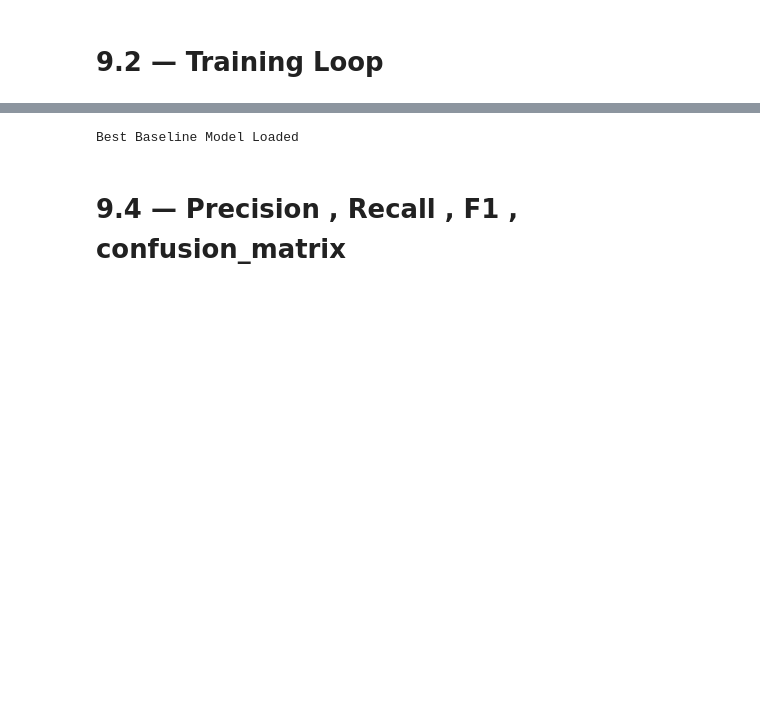
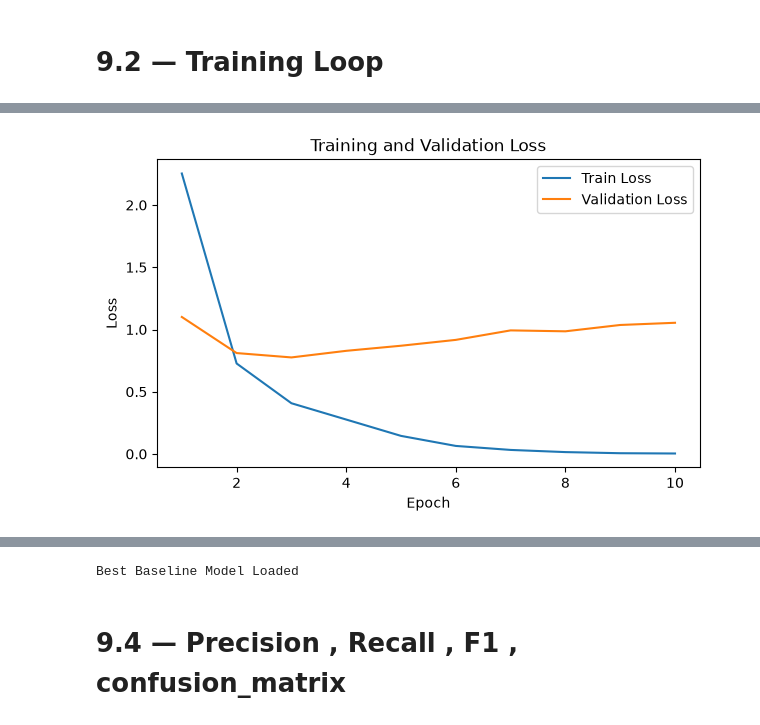
Before and after one commit to masoud-zoghian/Traffic_Vehicle_Classification, a Jupyter notebook: project2/05_dataloader/dataloader.ipynb, the cells around one changed output, grey strips where cells are left out. Drawn from its saved outputs; the diff is of its cells as text; code cells hidden in the pictures; blank space fills up the shorter version.

```diff
--- a/project2/05_dataloader/dataloader.ipynb
+++ b/project2/05_dataloader/dataloader.ipynb
@@ -529,0 +538,16 @@ Best Validation Accuracy: 0.8436692506459949
+# %%
+epochs = range(1, num_epochs + 1)
+
+plt.figure(figsize=(7, 4))
+
+plt.plot(epochs, train_losses, label="Train Loss")
+plt.plot(epochs, val_losses, label="Validation Loss")
+
+plt.xlabel("Epoch")
+plt.ylabel("Loss")
+plt.title("Training and Validation Loss")
+
+plt.legend()
+plt.show()
+# %% [output]
+[figure, added]
```
Also changed, not shown: parts of 29 cells of this notebook.
